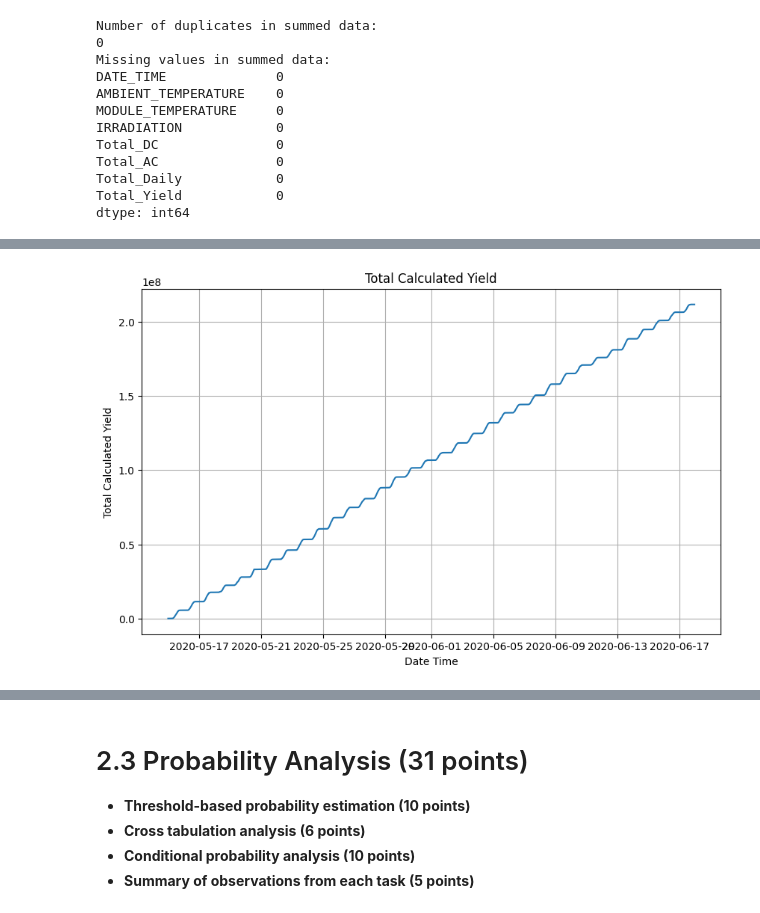
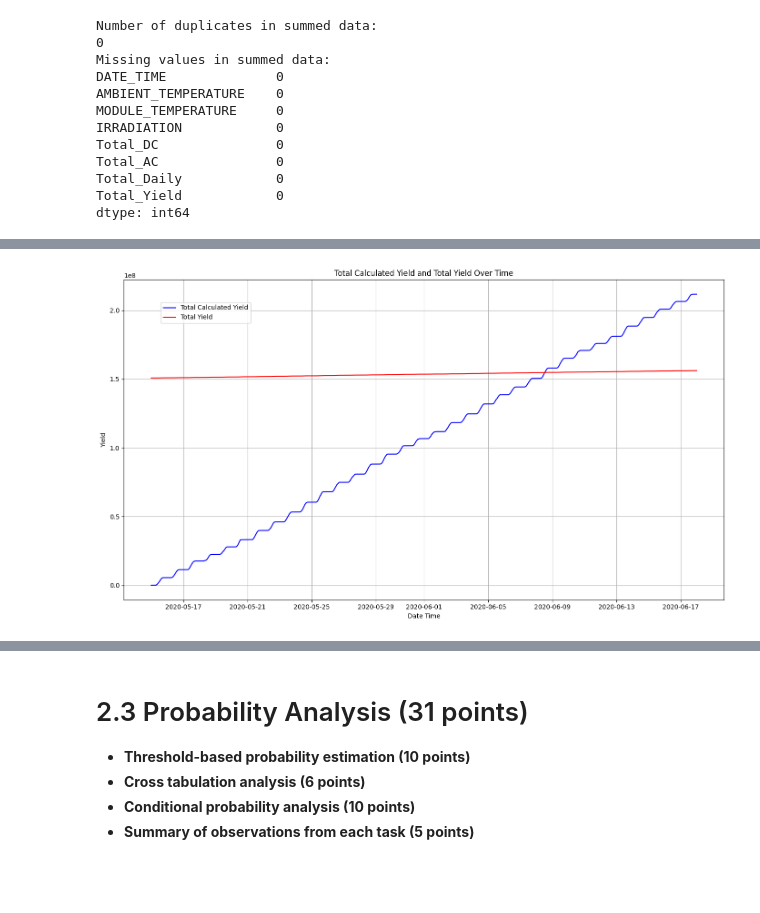
Before and after one commit to FelberPeter/Assigment-4, a Jupyter notebook: Solarpower.ipynb, the cells around one changed output, grey strips where cells are left out. Drawn from its saved outputs; the diff is of its cells as text; code cells hidden in the pictures; blank space fills up the shorter version.

```diff
--- a/Solarpower.ipynb
+++ b/Solarpower.ipynb
@@ -562,21 +545,28 @@ plot_daily_pattern(df_summed, 'Total_Daily', 'Daily Pattern of Total Yield')
 # %%
-# calculate the daily yield
+# Calculate the daily yield
 def calculate_total_yield(df):
     df_copy = df.copy()
     df_copy['Total_Calculated_yield'] = df_copy['Total_DC'].cumsum()
     return df_copy
 
-
-
 calculate = calculate_total_yield(df_summed)
 
-# Plot caluclated total yield
-plt.figure(figsize=(10, 6))
-plt.plot(calculate['DATE_TIME'], calculate['Total_Calculated_yield'])
-plt.title('Total Calculated Yield')
-plt.xlabel('Date Time')
-plt.ylabel('Total Calculated Yield')
-plt.grid()
+# Create subplots
+fig, ax1 = plt.subplots(figsize=(14, 8))
+
+# Plot calculated total yield
+ax1.plot(calculate['DATE_TIME'], calculate['Total_Calculated_yield'], label='Total Calculated Yield', color='b')
+ax1.plot(df_summed['DATE_TIME'], df_summed['Total_Yield'], label='Total Yield', color='r')
+ax1.set_xlabel('Date Time')
+ax1.set_ylabel('Yield')
+ax1.tick_params(axis='y')
+ax1.grid()
+
+# Add title and legends
+plt.title('Total Calculated Yield and Total Yield Over Time')
+fig.tight_layout()
+fig.legend(loc='upper left', bbox_to_anchor=(0.1, 0.9))
+
 plt.show()
 # %% [output]
-[figure, old version]
+[figure, new version]
```
Also changed, not shown: parts of 9 cells of this notebook.
